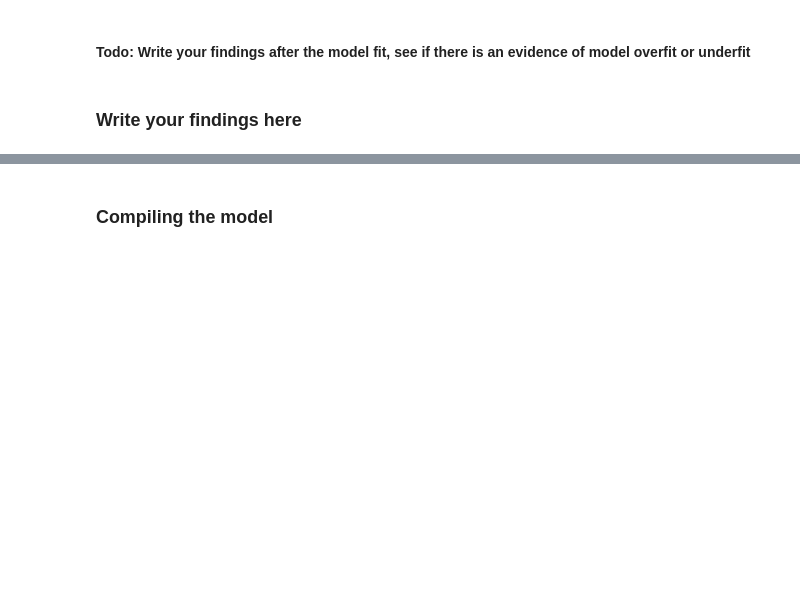
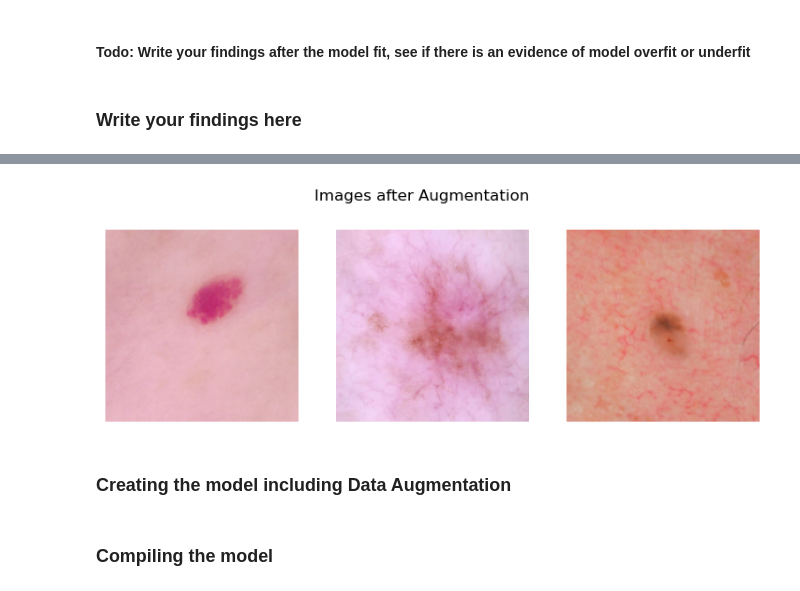
Before and after one commit to lokeshchenta/cnn-melanoma-detection, a Jupyter notebook: LokeshChenta_nn.ipynb, the cells around one changed output, grey strips where cells are left out. Drawn from its saved outputs; the diff is of its cells as text; code cells hidden in the pictures; blank space fills up the shorter version.

```diff
--- a/LokeshChenta_nn.ipynb
+++ b/LokeshChenta_nn.ipynb
@@ -248,0 +262,14 @@ plot_results(history1)
+# %%
+# Printing images after applying augmentation strategy
+fig = plt.figure(figsize=(9, 3))
+fig.suptitle("Images after Augmentation")
+for i in range(len(orig_images)):
+    ax1 = plt.subplot(1, 3, i + 1)
+    aug_image = data_augmentation(orig_images[i])
+    plt.imshow(aug_image.numpy().astype('uint8'))
+    plt.axis("off")
+plt.show()
+# %% [output]
+[figure, added]
+# %% [markdown]
+### Creating the model including Data Augmentation
```
Also changed, not shown: parts of 24 cells of this notebook.
